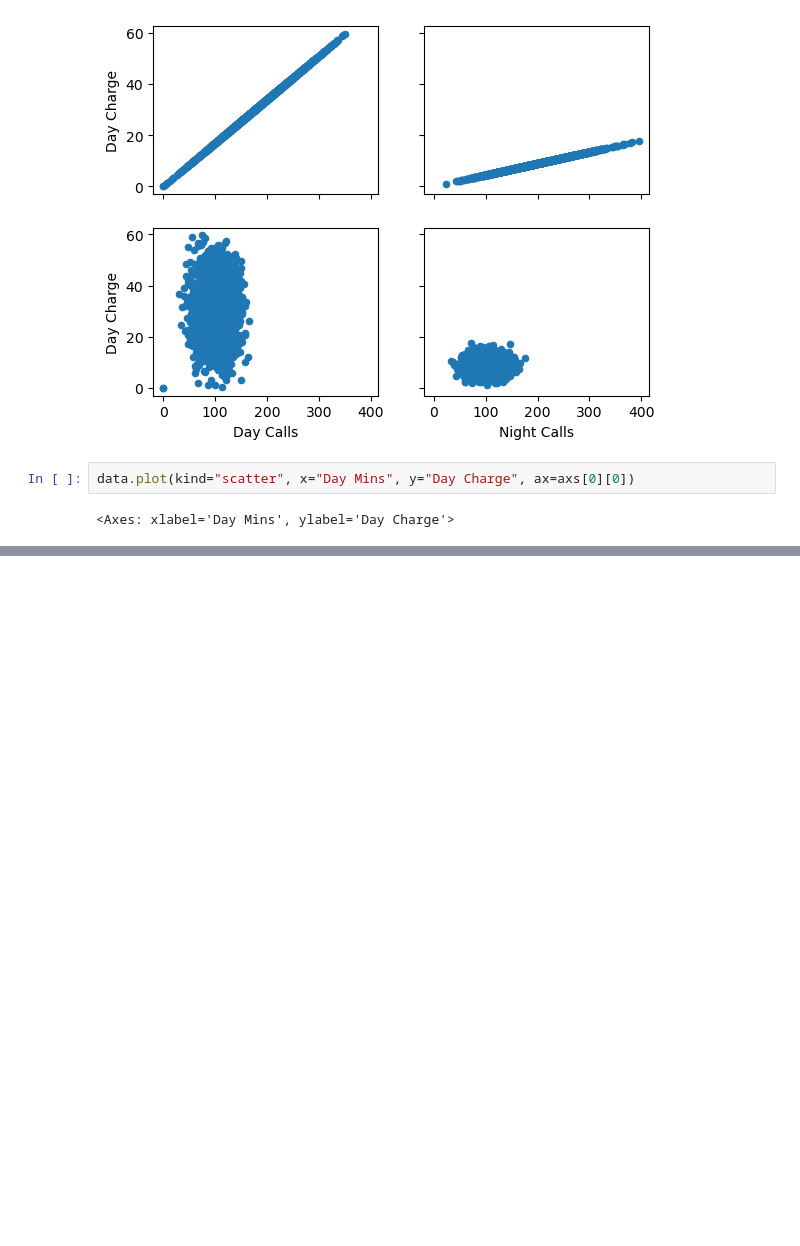
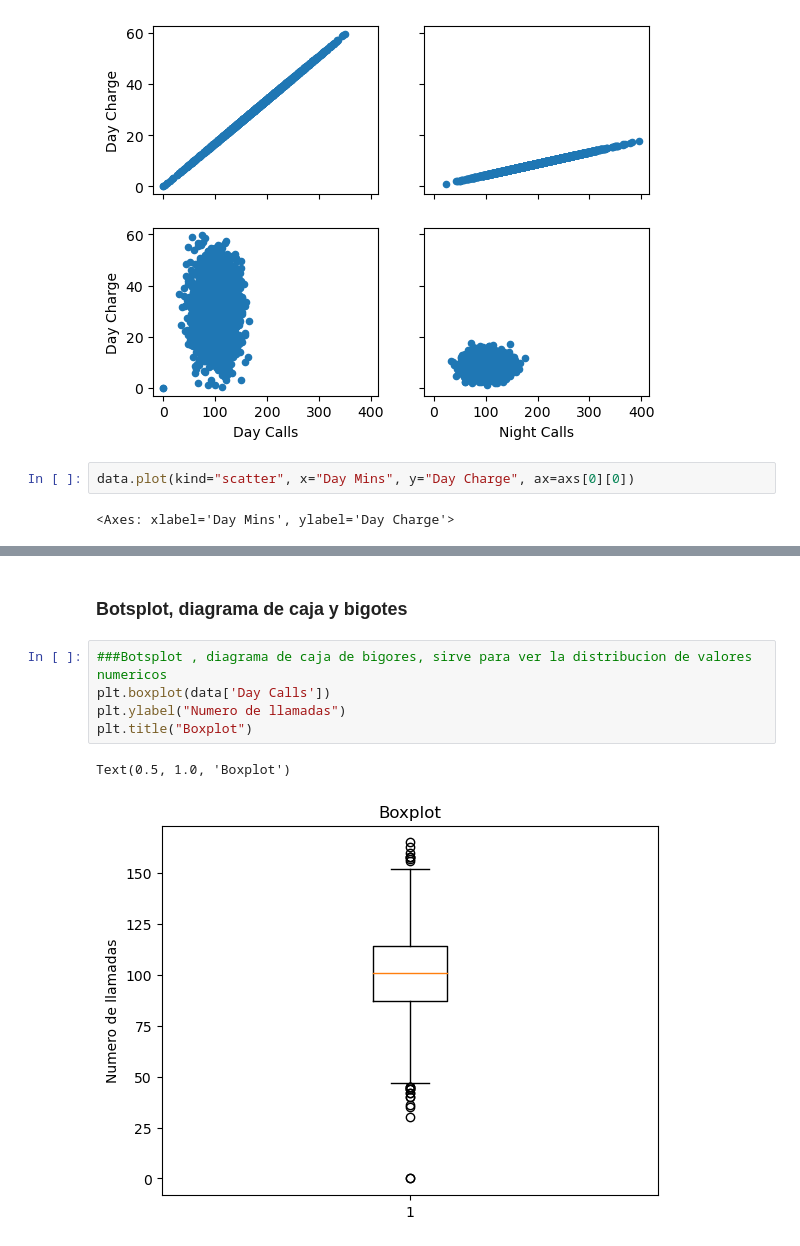
Before and after one commit to jdlodonog/CursoDataScience, a Jupyter notebook: limpíeza de datos/Recetagraficas.ipynb, the cells around one changed output, grey strips where cells are left out. Drawn from its saved outputs; the diff is of its cells as text; blank space fills up the shorter version.

```diff
--- a/limpíeza de datos/Recetagraficas.ipynb
+++ b/limpíeza de datos/Recetagraficas.ipynb
@@ -50,0 +65,10 @@ data.plot(kind="scatter", x="Day Mins", y="Day Charge", ax=axs[0][0])
+# %% [markdown]
+### Botsplot, diagrama de caja y bigotes
+# %%
+###Botsplot , diagrama de caja de bigores, sirve para ver la distribucion de valores numericos
+plt.boxplot(data['Day Calls'])
+plt.ylabel("Numero de llamadas")
+plt.title("Boxplot")
+# %% [output]
+Text(0.5, 1.0, 'Boxplot')
+[figure, added]
```
Also changed, not shown: parts of 4 cells of this notebook, 2 other files.
